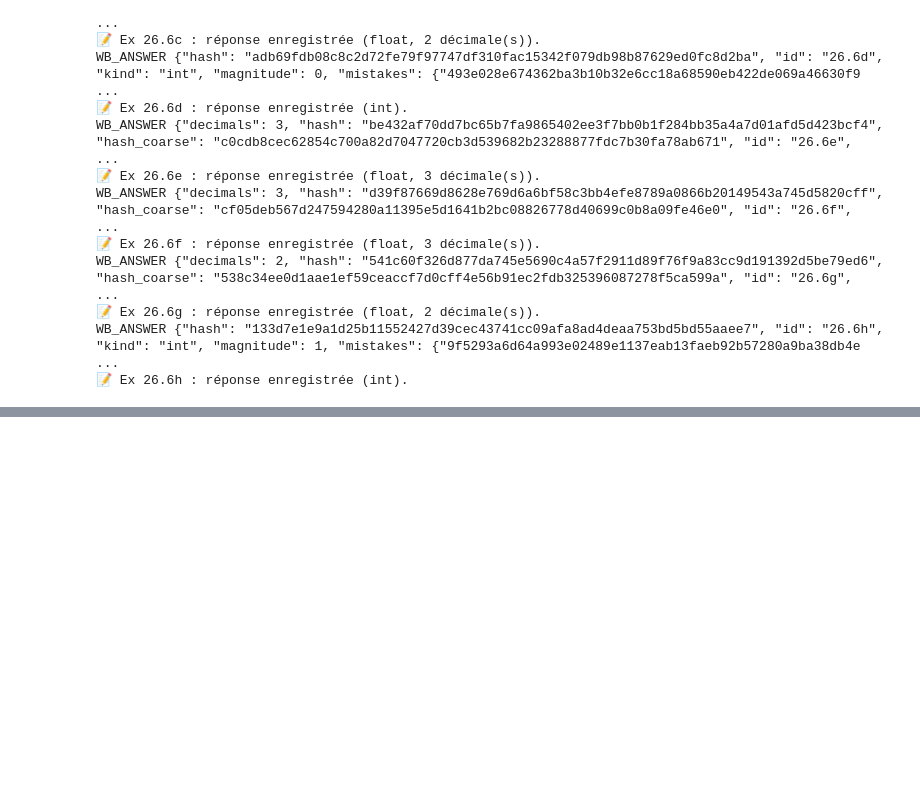
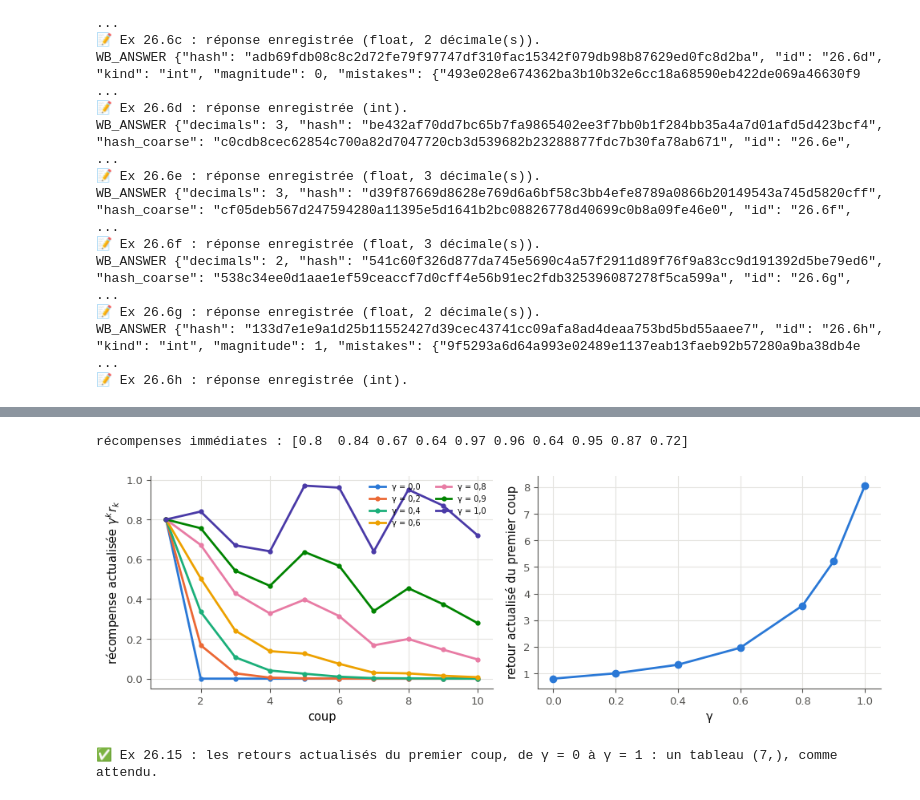
Before and after one commit to cemah2/workbookIA, a Jupyter notebook: chapitres/ch26_rl/05_solutions.ipynb, the cells around one changed output, grey strips where cells are left out. Drawn from its saved outputs; the diff is of its cells as text; code cells hidden in the pictures; blank space fills up the shorter version.

```diff
--- a/chapitres/ch26_rl/05_solutions.ipynb
+++ b/chapitres/ch26_rl/05_solutions.ipynb
@@ -561,0 +849,37 @@ WB_ANSWER {"hash": "133d7e1e9a1d25b11552427d39cec43741cc09afa8ad4deaa753bd5bd55a
+# %%
+REWARDS_15 = np.round(np.random.default_rng(2615).uniform(0.5, 1.0, 10), 2)   # the immediate rewards of 10 moves
+GAMMAS_15 = (0.0, 0.2, 0.4, 0.6, 0.8, 0.9, 1.0)
+print("récompenses immédiates :", REWARDS_15)
+# %% [output]
+récompenses immédiates : [0.8  0.84 0.67 0.64 0.97 0.96 0.64 0.95 0.87 0.72]
+# %%
+def plot_discounting_15(rewards, gammas):
+    """Two panels side by side. Left: for each gamma, the discounted rewards gamma**k * r_k of the moves
+    k = 0, 1, ... (one line with markers per gamma, a legend). Right: the discounted return of the first move,
+    mylearn.rl.discounted_return(rewards, gamma), for each gamma (gamma on the x axis). Ends with plt.show() and
+    returns these returns as an array, in the order of `gammas`."""
+    rewards = np.asarray(rewards, dtype=float)
+    k = np.arange(len(rewards))
+    returns = np.array([mylearn.rl.discounted_return(rewards, g) for g in gammas])
+    fig, (left, right) = plt.subplots(1, 2, figsize=(10, 3.4))
+    for g in gammas:
+        left.plot(k + 1, g ** k * rewards, "o-", ms=3.5, label=f"γ = {fr(g, 1)}")
+    left.set_xlabel("coup")
+    left.set_ylabel("récompense actualisée $\\gamma^k r_k$")
+    left.legend(fontsize=7, ncol=2)
+    right.plot(gammas, returns, "o-")
+    right.set_xlabel("γ")
+    right.set_ylabel("retour actualisé du premier coup")
+    plt.tight_layout()
+    plt.show()
+    return returns
+
+
+with checked("26.15"):
+    dfr_15 = plot_discounting_15(REWARDS_15, GAMMAS_15)
+    if returned("26.15", "plot_discounting_15", dfr_15):
+        same("26.15", "les retours actualisés du premier coup, de γ = 0 à γ = 1", dfr_15,
+             [np.polynomial.polynomial.polyval(g, REWARDS_15) for g in GAMMAS_15])
+# %% [output]
+[figure, added]
+✅ Ex 26.15 : les retours actualisés du premier coup, de γ = 0 à γ = 1 : un tableau (7,), comme attendu.
```
Also changed, not shown: parts of 98 cells of this notebook, 12 other files.
